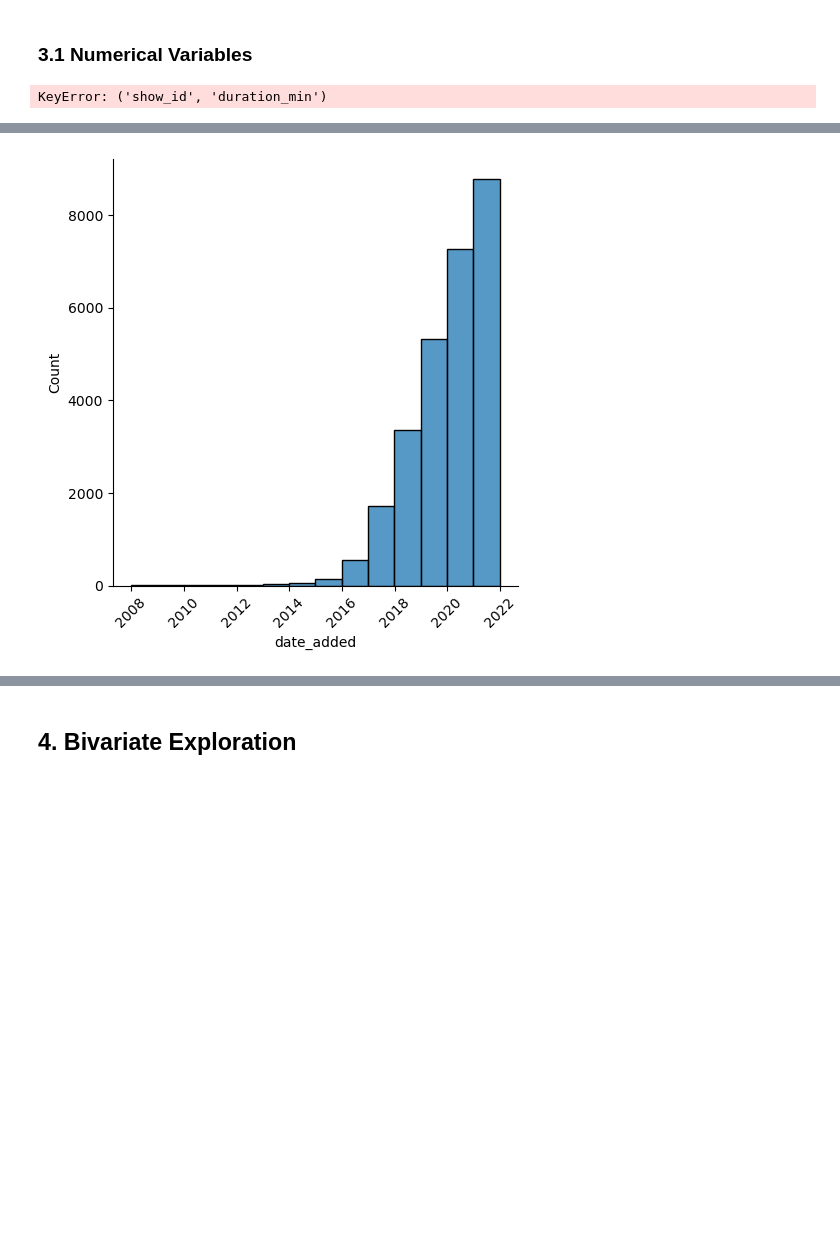
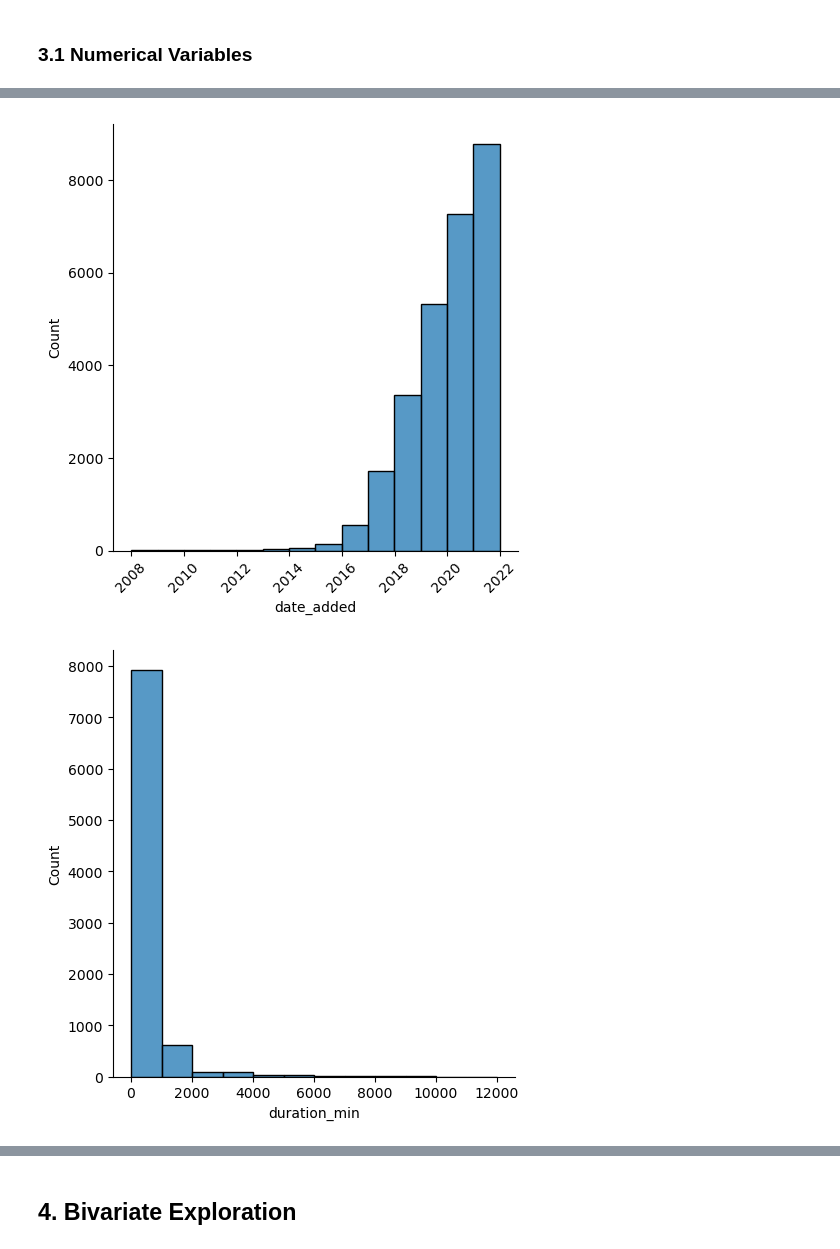
Before and after one commit to jyothisable/netflix, a Jupyter notebook: EDA.ipynb, the cells around one changed output, grey strips where cells are left out. Saved outputs shown, nothing was run; the diff lists cells and outputs as text; code cells hidden in the pictures; blank space fills up the shorter version.

```diff
--- a/EDA.ipynb
+++ b/EDA.ipynb
@@ -428,7 +429,7 @@ for col in nf_df.select_dtypes(include='category').columns:
 # %%
 # Most released dates
 # Date added for every show_Id
-nf_df_date_added = nf_df[['show_id', 'date_added']].drop_duplicates()
+nf_df_date_added = nf_df[['show_id','type','date_added']].drop_duplicates()
 nf_df_date_added['day'] = nf_df_date_added['date_added'].dt.day
 nf_df_date_added['day_name'] = nf_df_date_added['date_added'].dt.day_name()
 nf_df_date_added['month'] = nf_df_date_added['date_added'].dt.month_name()
@@ -441,33 +442,33 @@ sns.catplot(data = nf_df_date_added,
 
 sns.catplot(data = nf_df_date_added,
             kind = 'count',
             y = 'day_name',
             order = ['Monday', 'Tuesday', 'Wednesday', 'Thursday', 'Friday', 'Saturday', 'Sunday'])
 
 sns.catplot(data = nf_df_date_added,
             kind = 'count',
             y = 'month',
             order = ['January', 'February', 'March', 'April', 'May', 'June', 'July', 'August', 'September', 'October', 'November', 'December'])
 
 sns.displot(data=nf_df_date_added,
             cumulative=True,
             x ='date_added',
             kind ='hist',
             binwidth = 365
             )
 plt.xticks(rotation=45)
 
-sns.displot(data=nf_df['show_id','duration_min'].drop_duplicates(),
+sns.displot(data=nf_df[['show_id','duration_min']].drop_duplicates(),
             x = 'duration_min',
             kind = 'hist',
-            binwidth = 5
+            binwidth = 1000
             )
 
 # Delay in release
 plot_top_cat(nf_df,'delay_in_release')
 # %% [output]
-KeyError: ('show_id', 'duration_min')
 [figure]
 [figure]
 [figure]
 [figure]
+[figure, added]
```
Also changed, not shown: parts of 9 cells of this notebook.
